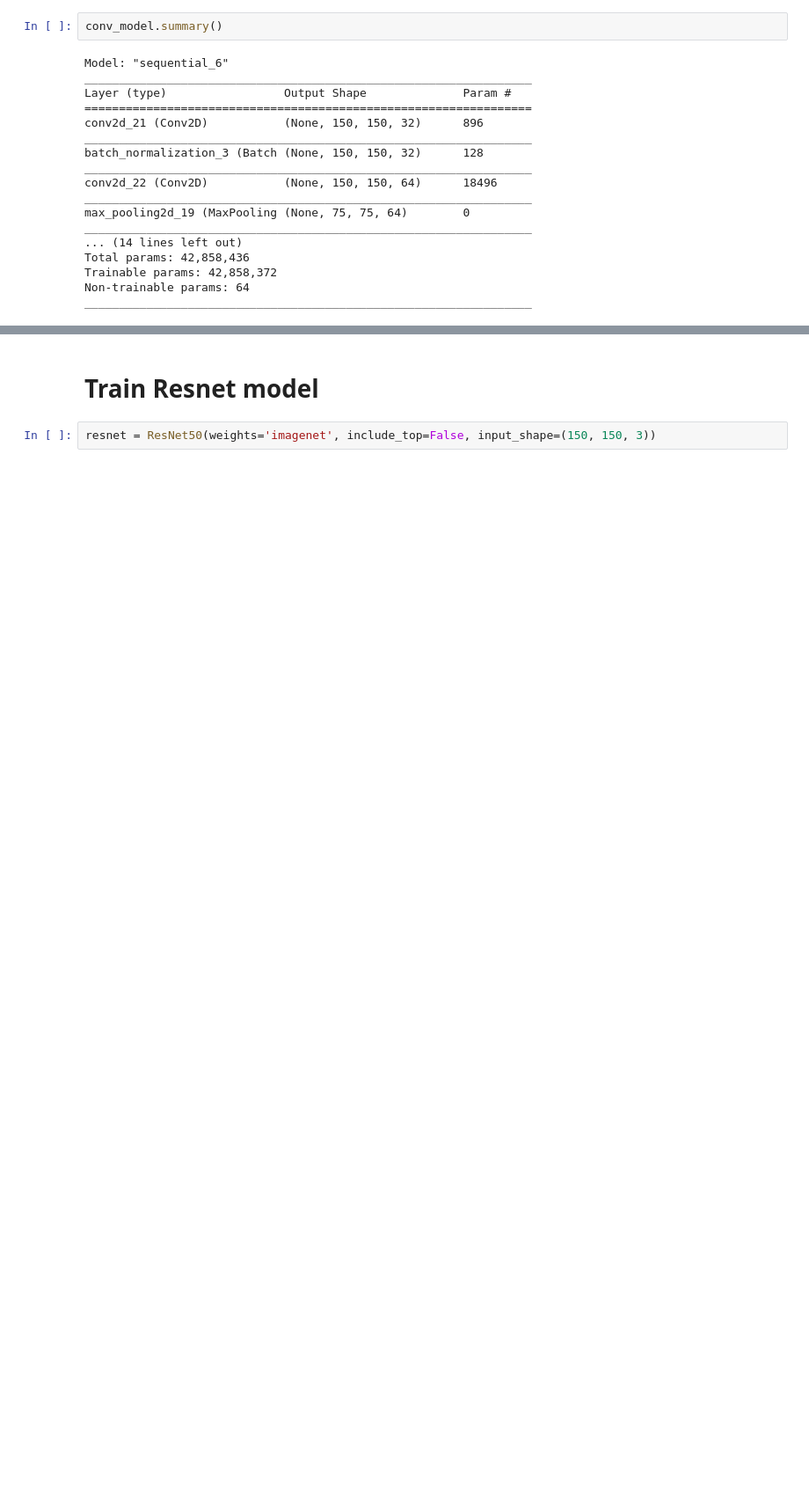
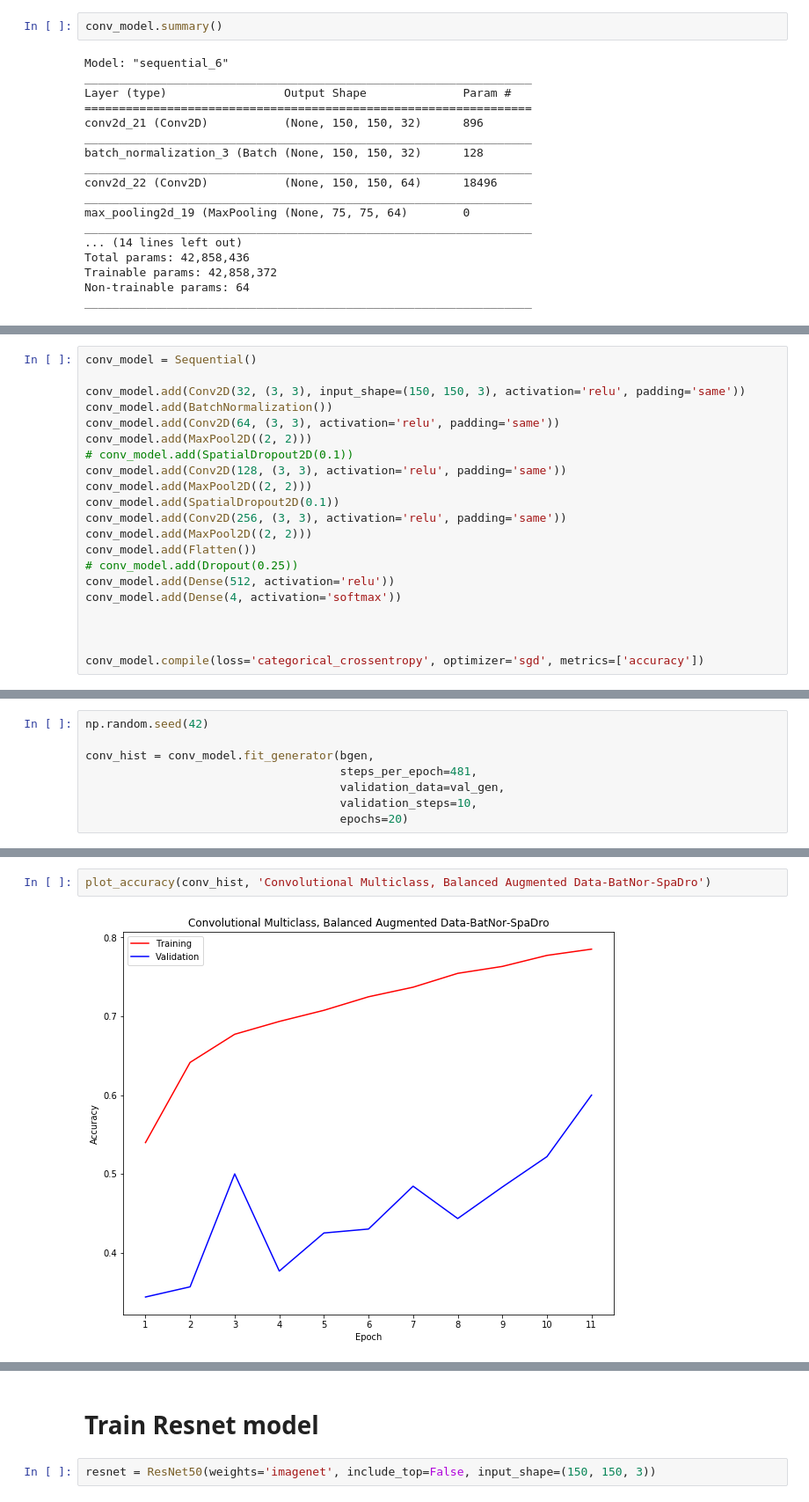
Before and after one commit to carlosezmz/Steel-Defects-Classification, a Jupyter notebook: Experimental_Carlos.ipynb, the cells around one changed output, grey strips where cells are left out. Shown at 88% size. Drawn from its saved outputs; the diff is of its cells as text; blank space fills up the shorter version.

```diff
--- a/Experimental_Carlos.ipynb
+++ b/Experimental_Carlos.ipynb
@@ -1197,0 +1251,21 @@ print(confusion_matrix(lbls_vl_true, lbls_vl_pred))
+# %%
+conv_model = Sequential()
+
+conv_model.add(Conv2D(32, (3, 3), input_shape=(150, 150, 3), activation='relu', padding='same'))
+conv_model.add(BatchNormalization())
+conv_model.add(Conv2D(64, (3, 3), activation='relu', padding='same'))
+conv_model.add(MaxPool2D((2, 2)))
+# conv_model.add(SpatialDropout2D(0.1))
+conv_model.add(Conv2D(128, (3, 3), activation='relu', padding='same'))
+conv_model.add(MaxPool2D((2, 2)))
+conv_model.add(SpatialDropout2D(0.1))
+conv_model.add(Conv2D(256, (3, 3), activation='relu', padding='same'))
+conv_model.add(MaxPool2D((2, 2)))
+conv_model.add(Flatten())
+# conv_model.add(Dropout(0.25))
+conv_model.add(Dense(512, activation='relu'))
+conv_model.add(Dense(4, activation='softmax'))
+
+
+
+conv_model.compile(loss='categorical_crossentropy', optimizer='sgd', metrics=['accuracy'])
@@ -1197,0 +1292,8 @@ print(confusion_matrix(lbls_vl_true, lbls_vl_pred))
+# %%
+np.random.seed(42)
+
+conv_hist = conv_model.fit_generator(bgen,
+                                     steps_per_epoch=481,
+                                     validation_data=val_gen,
+                                     validation_steps=10,
+                                     epochs=20)
@@ -1197,0 +1318,4 @@ print(confusion_matrix(lbls_vl_true, lbls_vl_pred))
+# %%
+plot_accuracy(conv_hist, 'Convolutional Multiclass, Balanced Augmented Data-BatNor-SpaDro')
+# %% [output]
+[figure, added]
```
Also changed, not shown: parts of 23 cells of this notebook, 22 other files.
